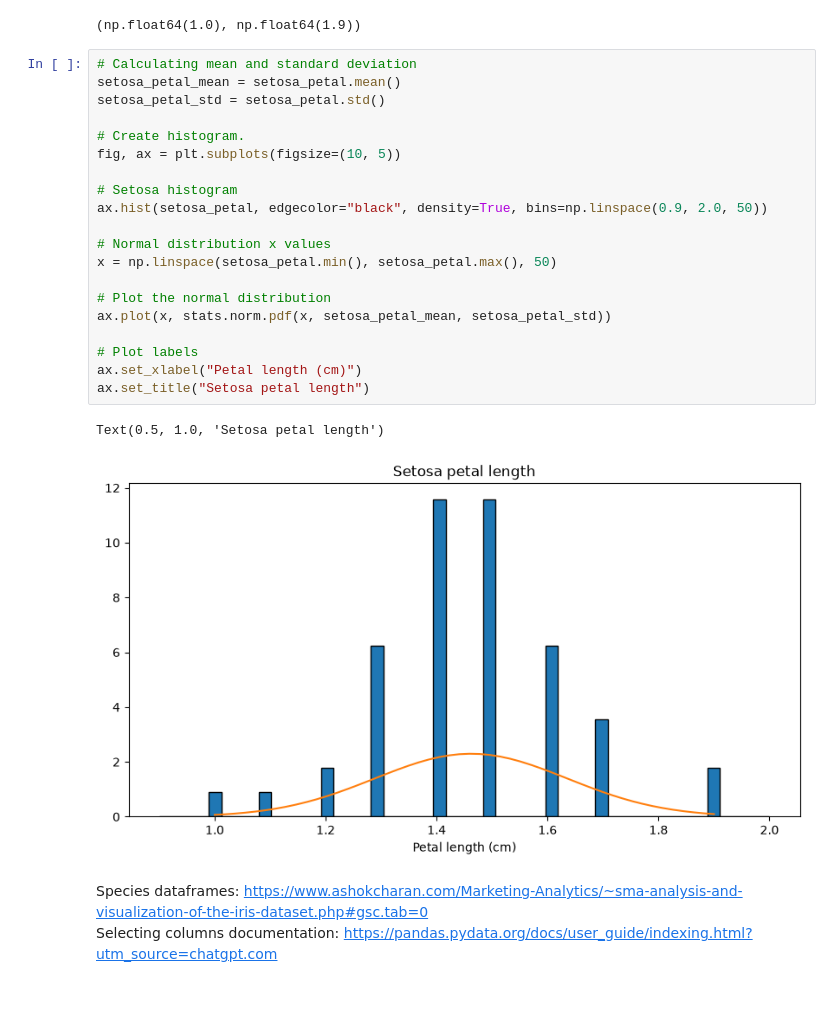
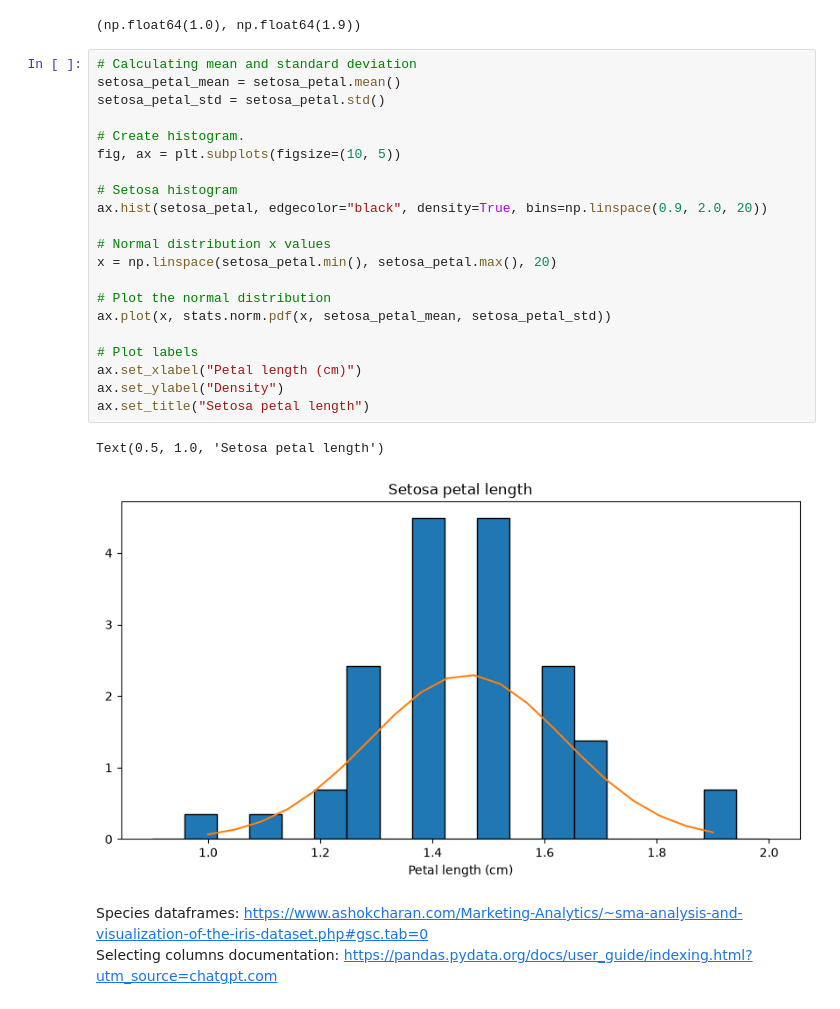
Before and after one commit to vanelyraa/applied-statistics, a Jupyter notebook: problems.ipynb, the cells around one changed output. Saved outputs shown, nothing was run; the diff lists cells and outputs as text.

```diff
--- a/problems.ipynb
+++ b/problems.ipynb
@@ -88,26 +89,27 @@ setosa_petal_min, setosa_petal_max
 # %%
 # Calculating mean and standard deviation
 setosa_petal_mean = setosa_petal.mean()
 setosa_petal_std = setosa_petal.std()
 
 # Create histogram.
 fig, ax = plt.subplots(figsize=(10, 5))
 
 # Setosa histogram
-ax.hist(setosa_petal, edgecolor="black", density=True, bins=np.linspace(0.9, 2.0, 50))
+ax.hist(setosa_petal, edgecolor="black", density=True, bins=np.linspace(0.9, 2.0, 20))
 
 # Normal distribution x values
-x = np.linspace(setosa_petal.min(), setosa_petal.max(), 50)
+x = np.linspace(setosa_petal.min(), setosa_petal.max(), 20)
 
 # Plot the normal distribution
 ax.plot(x, stats.norm.pdf(x, setosa_petal_mean, setosa_petal_std))
 
 # Plot labels
 ax.set_xlabel("Petal length (cm)")
+ax.set_ylabel("Density")
 ax.set_title("Setosa petal length")
 # %% [output]
 Text(0.5, 1.0, 'Setosa petal length')
-[figure, old version]
+[figure, new version]
 # %% [markdown]
 Species dataframes: https://www.ashokcharan.com/Marketing-Analytics/~sma-analysis-and-visualization-of-the-iris-dataset.php#gsc.tab=0
 Selecting columns documentation: https://pandas.pydata.org/docs/user_guide/indexing.html?utm_source=chatgpt.com
```
Also changed, not shown: parts of 4 cells of this notebook.
